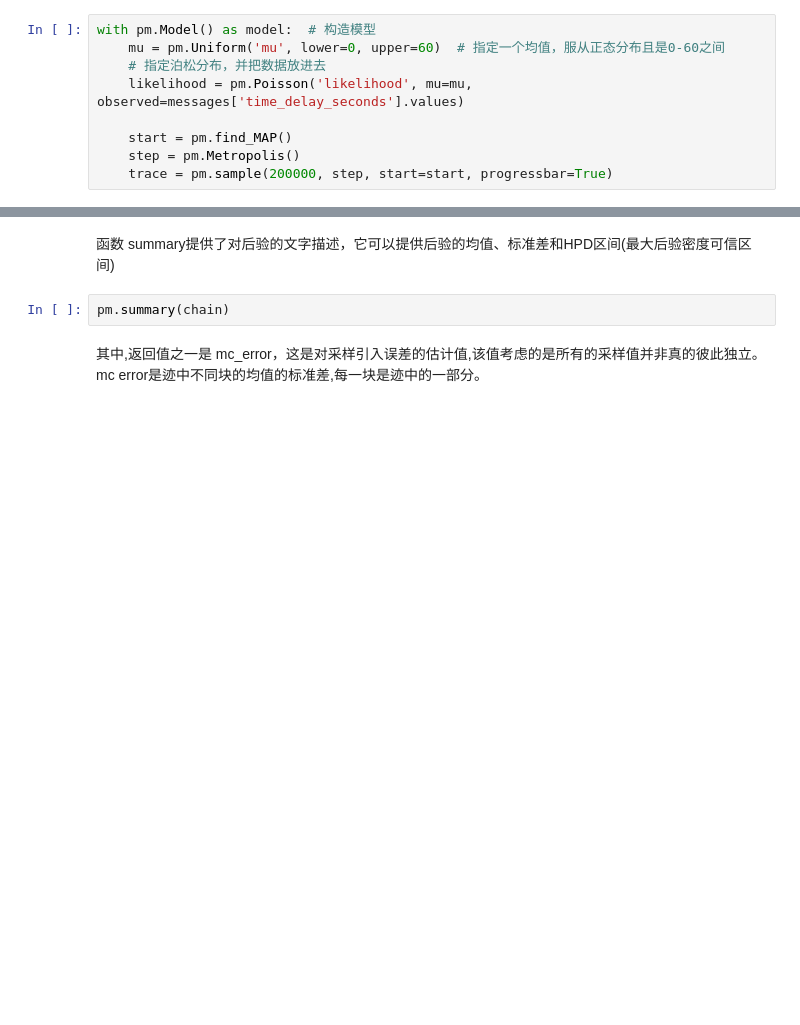
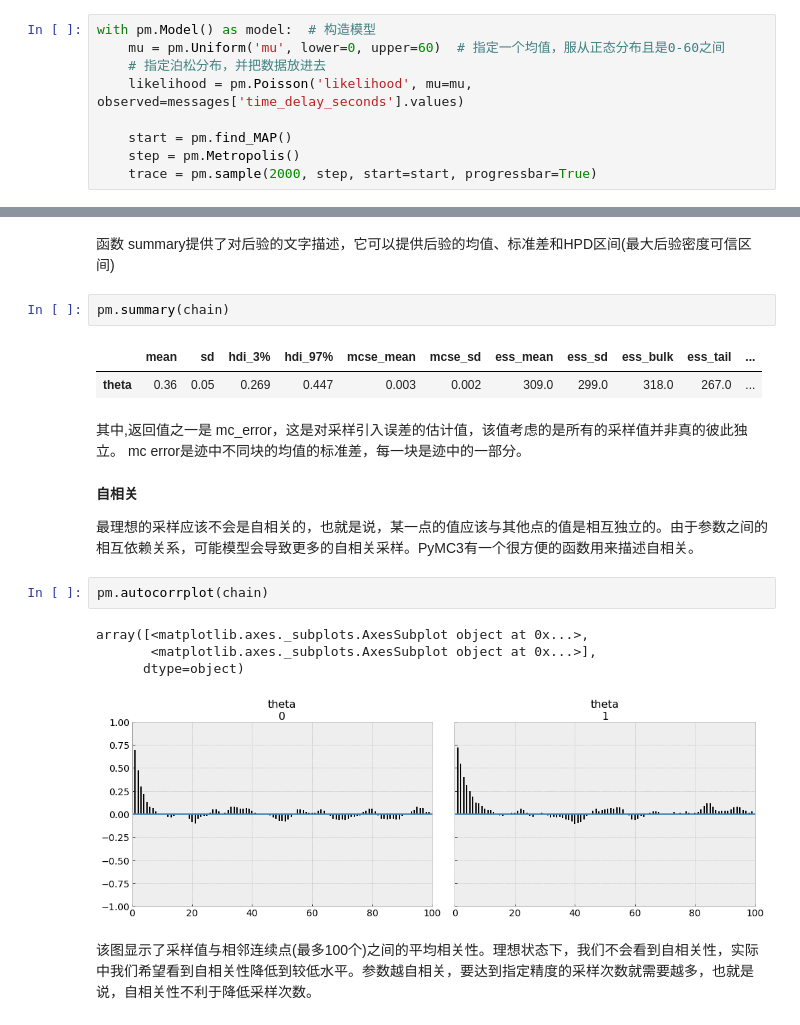
Before and after one commit to ben1234560/AiLearning-Theory-Applying, a Jupyter notebook: notebook_必备数学基础/贝叶斯分析/贝叶斯建模.ipynb, the cells around one changed output, grey strips where cells are left out. Drawn from its saved outputs; the diff is of its cells as text; blank space fills up the shorter version.

```diff
--- a/notebook_必备数学基础/贝叶斯分析/贝叶斯建模.ipynb
+++ b/notebook_必备数学基础/贝叶斯分析/贝叶斯建模.ipynb
@@ -182,7 +182,7 @@ with pm.Model() as model:  # 构造模型
 
     start = pm.find_MAP()
     step = pm.Metropolis()
-    trace = pm.sample(200000, step, start=start, progressbar=True)
+    trace = pm.sample(2000, step, start=start, progressbar=True)
 # %% [output]
 [interactive output not drawn]
 Multiprocess sampling (2 chains in 2 jobs)
@@ -248,5 +274,21 @@ pm.gelman_rubin(chain)
 函数 summary提供了对后验的文字描述，它可以提供后验的均值、标准差和HPD区间(最大后验密度可信区间)
 # %%
 pm.summary(chain)
+# %% [output]
+|  | mean | sd | hdi_3% | hdi_97% | mcse_mean | mcse_sd | ess_mean | ess_sd | ess_bulk | ess_tail | ... |
+| theta | 0.36 | 0.05 | 0.269 | 0.447 | 0.003 | 0.002 | 309.0 | 299.0 | 318.0 | 267.0 | ... |
 # %% [markdown]
-其中,返回值之一是 mc_error，这是对采样引入误差的估计值,该值考虑的是所有的采样值并非真的彼此独立。 mc error是迹中不同块的均值的标准差,每一块是迹中的一部分。
+其中,返回值之一是 mc_error，这是对采样引入误差的估计值，该值考虑的是所有的采样值并非真的彼此独立。 mc error是迹中不同块的均值的标准差，每一块是迹中的一部分。
+# %% [markdown]
+**自相关**
+
+最理想的采样应该不会是自相关的，也就是说，某一点的值应该与其他点的值是相互独立的。由于参数之间的相互依赖关系，可能模型会导致更多的自相关采样。PyMC3有一个很方便的函数用来描述自相关。
+# %%
+pm.autocorrplot(chain)
+# %% [output]
+array([<matplotlib.axes._subplots.AxesSubplot object at 0x...>,
+       <matplotlib.axes._subplots.AxesSubplot object at 0x...>],
+      dtype=object)
+[figure, added]
+# %% [markdown]
+该图显示了采样值与相邻连续点(最多100个)之间的平均相关性。理想状态下，我们不会看到自相关性，实际中我们希望看到自相关性降低到较低水平。参数越自相关，要达到指定精度的采样次数就需要越多，也就是说，自相关性不利于降低采样次数。
```
Also changed, not shown: parts of 17 cells of this notebook.
